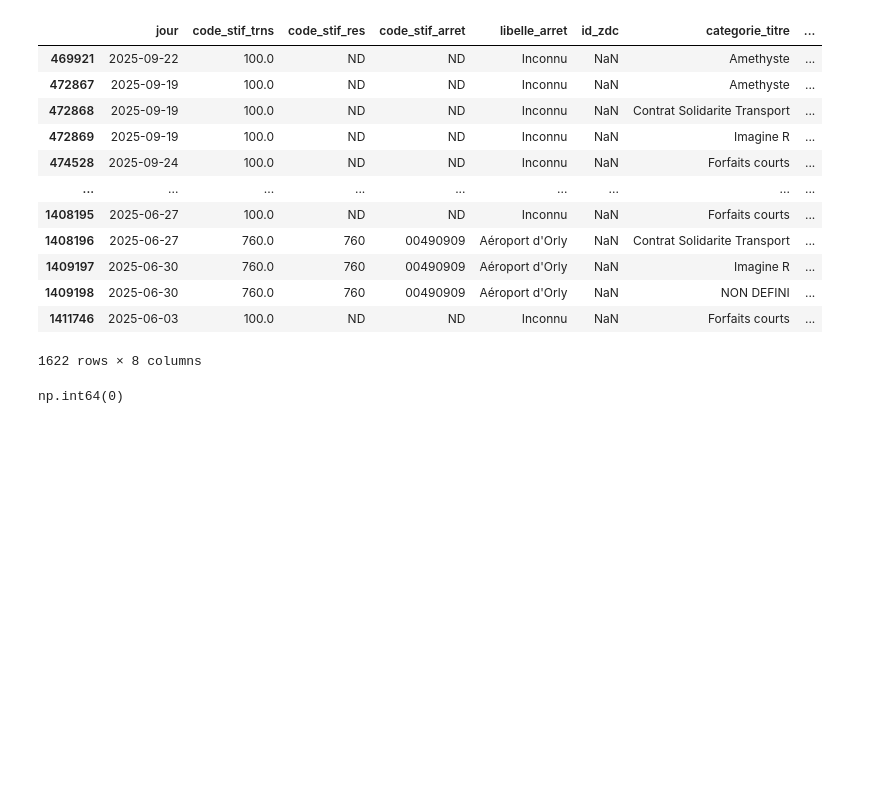
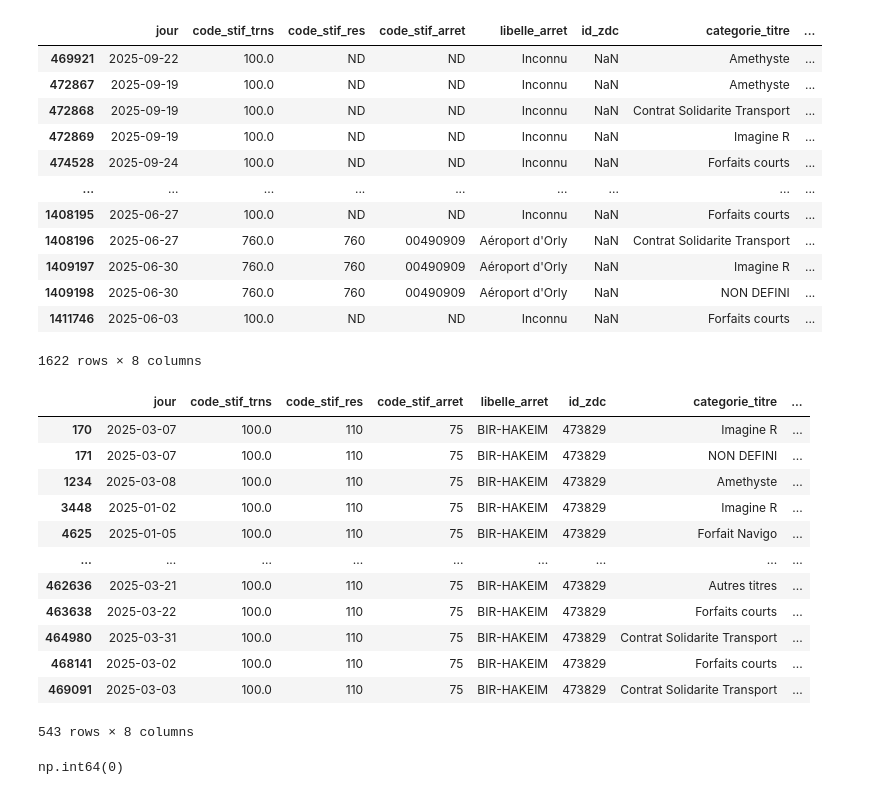
Before and after one commit to m1111111ke/idfm, a Jupyter notebook: notebooks/idfm.ipynb, the cells around one changed output. Cells and saved outputs as stored; diff of their text form; code cells hidden in the pictures; blank space fills up the shorter version.

Commit message:
Correction id_zdc validations par dictionnaire + Corrections noms stations

```diff
--- a/notebooks/idfm.ipynb
+++ b/notebooks/idfm.ipynb
@@ -344,6 +342,59 @@ validations_df = validations_df[validations_df["libelle_arret"] != "Inconnu"]
 # %%
 # Modifier id_zdc de float64 en int64.
 validations_df["id_zdc"] = validations_df["id_zdc"].astype(int)
+# %%
+# Modifier id_zdc de int64 en str.
+validations_df["id_zdc"] = validations_df["id_zdc"].astype(str)
+# %%
+# Correction "id_zdc" de validations pour correspondre aux "id_ref_zdc" des stations.
+
+dictionnaire_id_zdc = {
+    '59577' : '478855',
+    '62737' : '478505',
+    '63650' : '463850',
+    '67747' : '462934',
+    '69531' : '463754',
+    '71219' : '473829',
+    '71245' : '71229',
+    '71282' : '479068',
+    '71686' : '71697',
+    '71743' : '463564',
+    '72059' : '478883',
+    '72219' : '72225',
+    '73615' : '71359',
+    '73616' : '478885',
+    '73792' : '478926',
+    '73794' : '474151',
+    '73795' : '474152',
+    '74000' : '71434',
+    '74040' : '71139',
+    '74371' : '463843',
+    '93066' : '490784',
+    '412697' : '479919',
+    '425819' : '66915',
+    '474149' : '71359',
+    '474150' : '71229',
+    '482368' : '73688',
+    '492980' : '71271'
+}
+
+validations_df["id_zdc"] = validations_df["id_zdc"].map(dictionnaire_id_zdc)
+# %%
+validations_df[validations_df["id_zdc"] == '473829']
+# %% [output]
+|  | jour | code_stif_trns | code_stif_res | code_stif_arret | libelle_arret | id_zdc | categorie_titre | ... |
+| 170 | 2025-03-07 | 100.0 | 110 | 75 | BIR-HAKEIM | 473829 | Imagine R | ... |
+| 171 | 2025-03-07 | 100.0 | 110 | 75 | BIR-HAKEIM | 473829 | NON DEFINI | ... |
+| 1234 | 2025-03-08 | 100.0 | 110 | 75 | BIR-HAKEIM | 473829 | Amethyste | ... |
+| 3448 | 2025-01-02 | 100.0 | 110 | 75 | BIR-HAKEIM | 473829 | Imagine R | ... |
+| 4625 | 2025-01-05 | 100.0 | 110 | 75 | BIR-HAKEIM | 473829 | Forfait Navigo | ... |
+| ... | ... | ... | ... | ... | ... | ... | ... | ... |
+| 462636 | 2025-03-21 | 100.0 | 110 | 75 | BIR-HAKEIM | 473829 | Autres titres | ... |
+| 463638 | 2025-03-22 | 100.0 | 110 | 75 | BIR-HAKEIM | 473829 | Forfaits courts | ... |
+| 464980 | 2025-03-31 | 100.0 | 110 | 75 | BIR-HAKEIM | 473829 | Contrat Solidarite Transport | ... |
+| 468141 | 2025-03-02 | 100.0 | 110 | 75 | BIR-HAKEIM | 473829 | Forfaits courts | ... |
+| 469091 | 2025-03-03 | 100.0 | 110 | 75 | BIR-HAKEIM | 473829 | Contrat Solidarite Transport | ... |
+543 rows × 8 columns
 # %%
 # Pas de doublons.
 validations_df.duplicated().sum()
```
Also changed, not shown: parts of 11 cells of this notebook.
